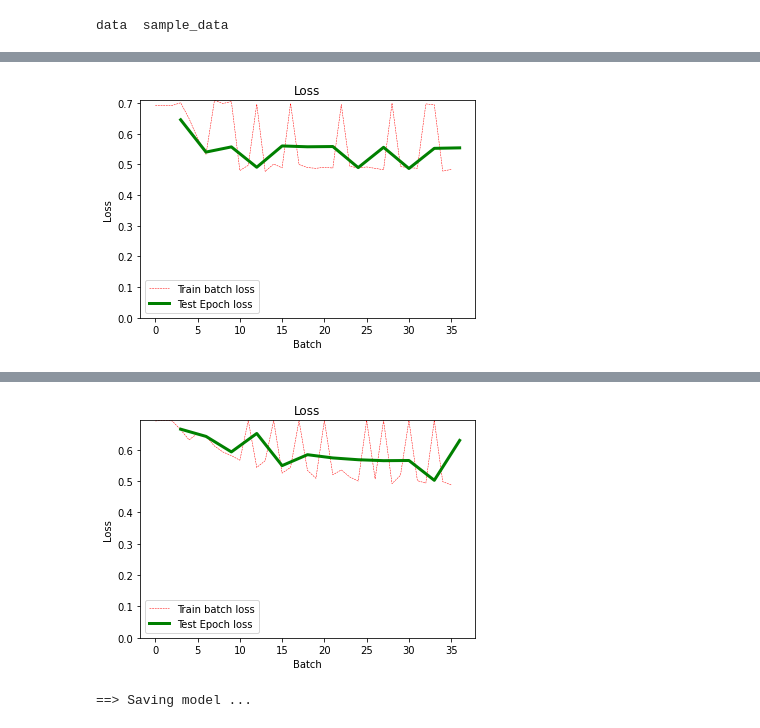
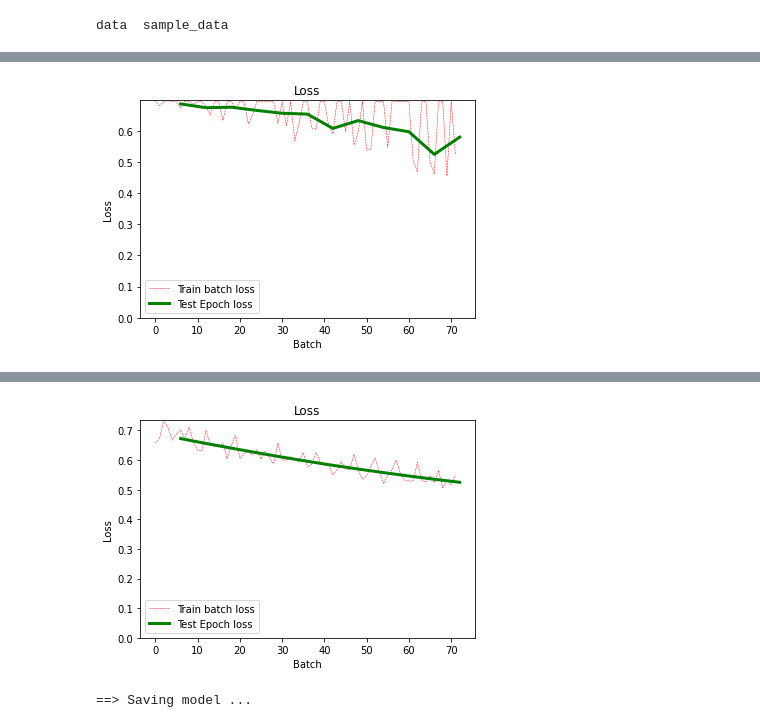
Before and after one commit to mocedon/VISL_project, a Jupyter notebook: Project_jupyter.ipynb, the cells around one changed output, grey strips where cells are left out. Drawn from its saved outputs; the diff is of its cells as text; code cells hidden in the pictures.

```diff
--- a/Project_jupyter.ipynb
+++ b/Project_jupyter.ipynb
@@ -180,12 +189,14 @@ class LinearReg(nn.Module):
   def __init__(self, input):
     super(LinearReg, self).__init__()
     self.mlp = nn.Sequential(
-        nn.Linear(input, 2),
-        nn.Softmax(dim=0))
+        nn.Linear(input, 2, bias=True),
+        nn.Softmax())
 
   def forward(self, ev):
     ev_ = ev.view(ev.shape[0], -1)
-    return self.mlp(ev_)
+    ev_ = self.mlp(ev_)
+
+    return ev_
 
 
 
@@ -286,9 +297,12 @@ def train(hp):
   torch.save(state, './checkpoints/' + hp['name'] +'.pth')
 # %%
 def preprocess(dir, dir_new):
+  model = vgg16_features()
+  model.eval()
+  #model.features()
   transform = get_transform(dir)
   dataset = torchvision.datasets.DatasetFolder(root=dir, loader=torchvision.io.read_image, extensions='.png', transform=transform)
-  batch_aug(dataset, dir_new, get_class, batch_PCA, ds_img)
+  batch_aug(dataset, dir_new, get_class, batch_PCA, model)
 
 def process(dir_train, dir_test , model, name):
   transform = transforms.Compose([transforms.ToPILImage(), transforms.ToTensor()])
@@ -299,7 +313,7 @@ def process(dir_train, dir_test , model, name):
   hyper_parameters = {
       'model': model,
       'lr': 1e-3,
-      'bts': 4,
+      'bts': 2,
       'dataset': dataset,
       'epochs': 12,
       'name': name
@@ -308,7 +344,4 @@ def process(dir_train, dir_test , model, name):
 # %%
-dir = './data'
-aug_dir= './aug_data'
-preprocess(dir, aug_dir)
-process(aug_dir, aug_dir, MLPmodel(18816), "MLP_test")
-process(aug_dir, aug_dir, LinearReg(18816), "LR_test")
+process(aug_dir, aug_dir, MLPmodel(392), "MLP_test")
+process(aug_dir, aug_dir, LinearReg(392), "LR_test")
 # %% [output]
@@ -331,3 +360,3 @@ Epoch: 12 | Loss: 0.5523 | Training accuracy: 83.333% | Test accuracy: 83.333% |
 ==> Finished Training ...
-[figure, old version]
+[figure, new version]
 ==> Saving model ...
@@ -347,5 +376,5 @@ Epoch: 12 | Loss: 0.5599 | Training accuracy: 75.000% | Test accuracy: 75.000% |
-[figure, old version]
+[figure, new version]
-==> Saving model ...
+==> Saving model ...
 # %%
 class patches_DataSet(torchvision.datasets.DatasetFolder):
   def __init__(root='./data'):
```
Also changed, not shown: parts of 4 cells of this notebook.
